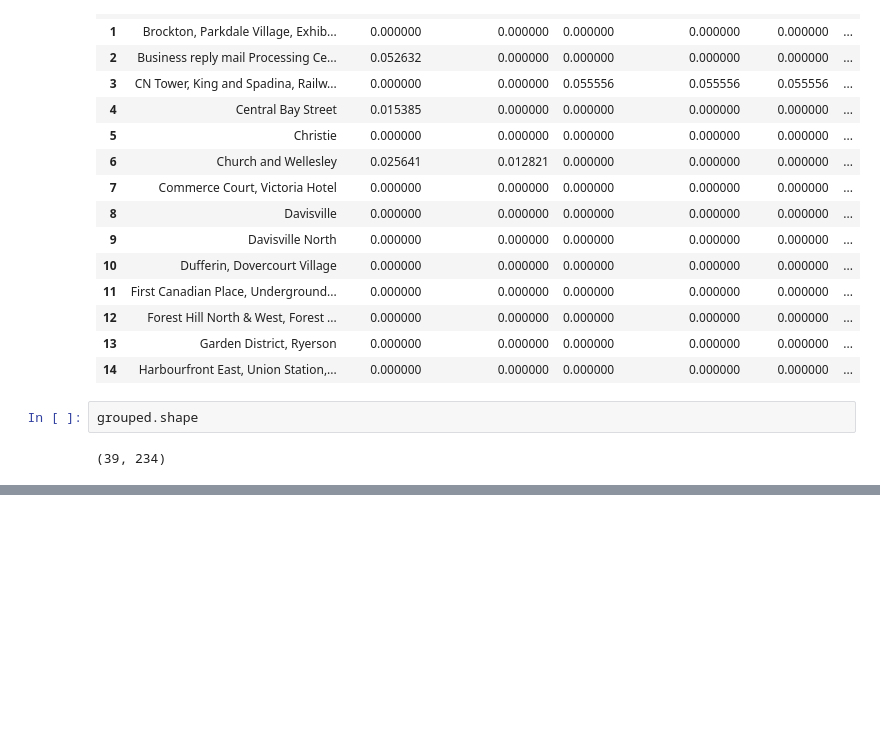
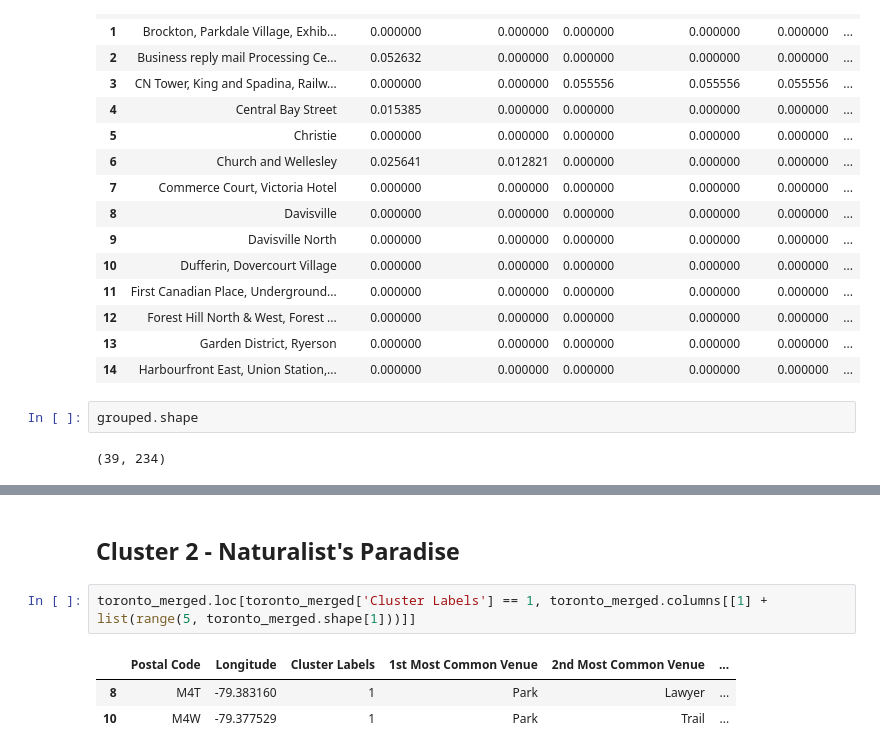
Before and after one commit to csood2/Coursera_Capstone, a Jupyter notebook: IBM Data Science Capstone Notebook Scraping.ipynb, the cells around one changed output, grey strips where cells are left out. Cells and saved outputs as stored; diff of their text form; blank space fills up the shorter version.

```diff
--- a/IBM Data Science Capstone Notebook Scraping.ipynb
+++ b/IBM Data Science Capstone Notebook Scraping.ipynb
@@ -377,0 +542,8 @@ grouped.shape
+# %% [markdown]
+## Cluster 2 - Naturalist's Paradise
+# %%
+toronto_merged.loc[toronto_merged['Cluster Labels'] == 1, toronto_merged.columns[[1] + list(range(5, toronto_merged.shape[1]))]]
+# %% [output]
+|  | Postal Code | Longitude | Cluster Labels | 1st Most Common Venue | 2nd Most Common Venue | ... |
+| 8 | M4T | -79.383160 | 1 | Park | Lawyer | ... |
+| 10 | M4W | -79.377529 | 1 | Park | Trail | ... |
```
Also changed, not shown: parts of 19 cells of this notebook.
